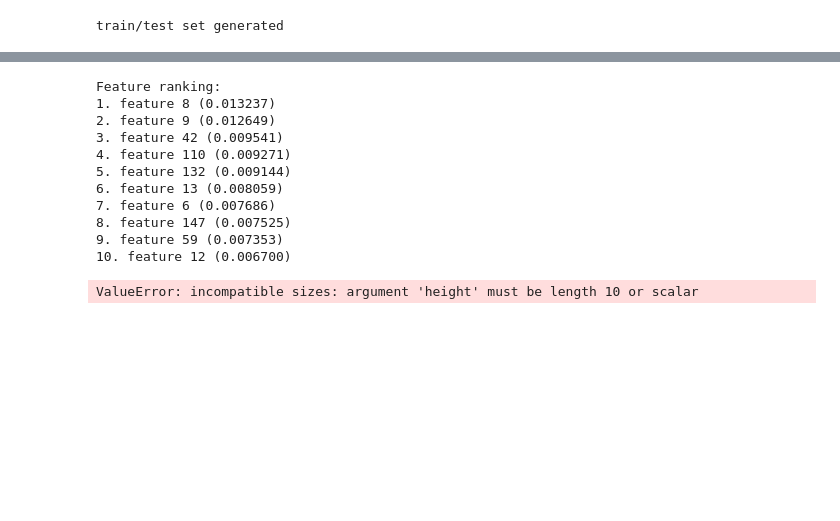
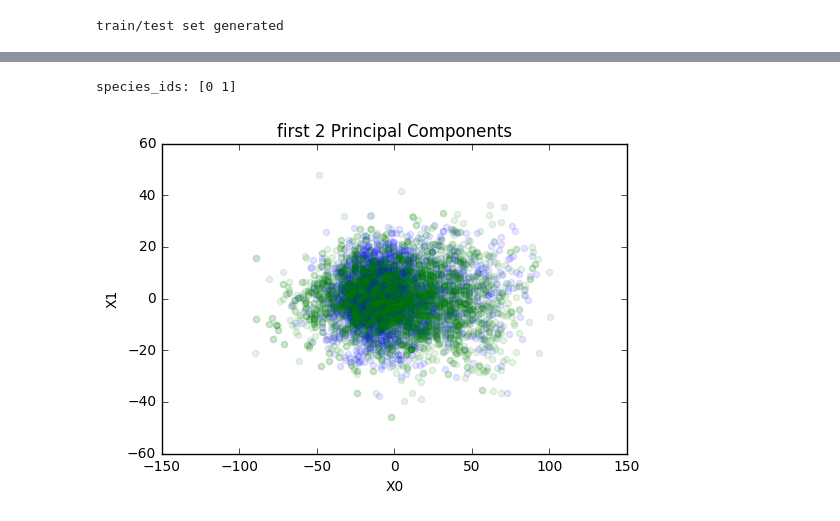
Before and after one commit to philippmuench/plasmidminer, a Jupyter notebook: train.ipynb, the cells around one changed output, grey strips where cells are left out. Saved outputs shown, nothing was run; the diff lists cells and outputs as text; code cells hidden in the pictures; blank space fills up the shorter version.

```diff
--- a/train.ipynb
+++ b/train.ipynb
@@ -371,24 +476,3 @@ print("Feature ranking:")
 
 for f in range(10):
     print("%d. feature %d (%f)" % (f + 1, indices[f], importances[indices[f]]))
-
-# Plot the feature importances of the forest
-plt.figure()
-plt.title("Feature importances")
-plt.bar(range(10), importances[indices],
-       color="r", yerr=std[indices], align="center")
-plt.xticks(range(10), indices)
-plt.show()
-# %% [output]
-Feature ranking:
-1. feature 8 (0.013237)
-2. feature 9 (0.012649)
-3. feature 42 (0.009541)
-4. feature 110 (0.009271)
-5. feature 132 (0.009144)
-6. feature 13 (0.008059)
-7. feature 6 (0.007686)
-8. feature 147 (0.007525)
-9. feature 59 (0.007353)
-10. feature 12 (0.006700)
-ValueError: incompatible sizes: argument 'height' must be length 10 or scalar
@@ -394,0 +513,33 @@ ValueError: incompatible sizes: argument 'height' must be length 10 or scalar
+# %%
+from sklearn.cross_validation import train_test_split, KFold
+from sklearn.lda import LDA
+from sklearn.metrics import accuracy_score
+from sklearn.preprocessing import StandardScaler
+import matplotlib.pyplot as plt
+import numpy as np
+import os
+import pandas as pd
+
+pca = PCA(n_components=2)
+Xscaled = pca.fit(X).transform(X)
+
+U, s, V = np.linalg.svd(Xscaled)
+Ured = U[:, 0:2]
+Sred = np.diag(s[0:2])
+Xproj = np.dot(Ured, Sred)
+
+species_ids = np.unique(y)
+print "species_ids:", species_ids
+colors = ['b', 'g']
+i = 0
+for species_id in species_ids:
+    Xpart = Xproj[np.where(y == species_id)[0], :]
+    plt.scatter(Xpart[:, 0], Xpart[:, 1], color=colors[i], alpha=0.1, label=species_id)
+    i = i + 1
+plt.title("first 2 Principal Components")
+plt.xlabel("X0")
+plt.ylabel("X1")
+plt.show()
+# %% [output]
+species_ids: [0 1]
+[figure, added]
```
Also changed, not shown: parts of 14 cells of this notebook.
